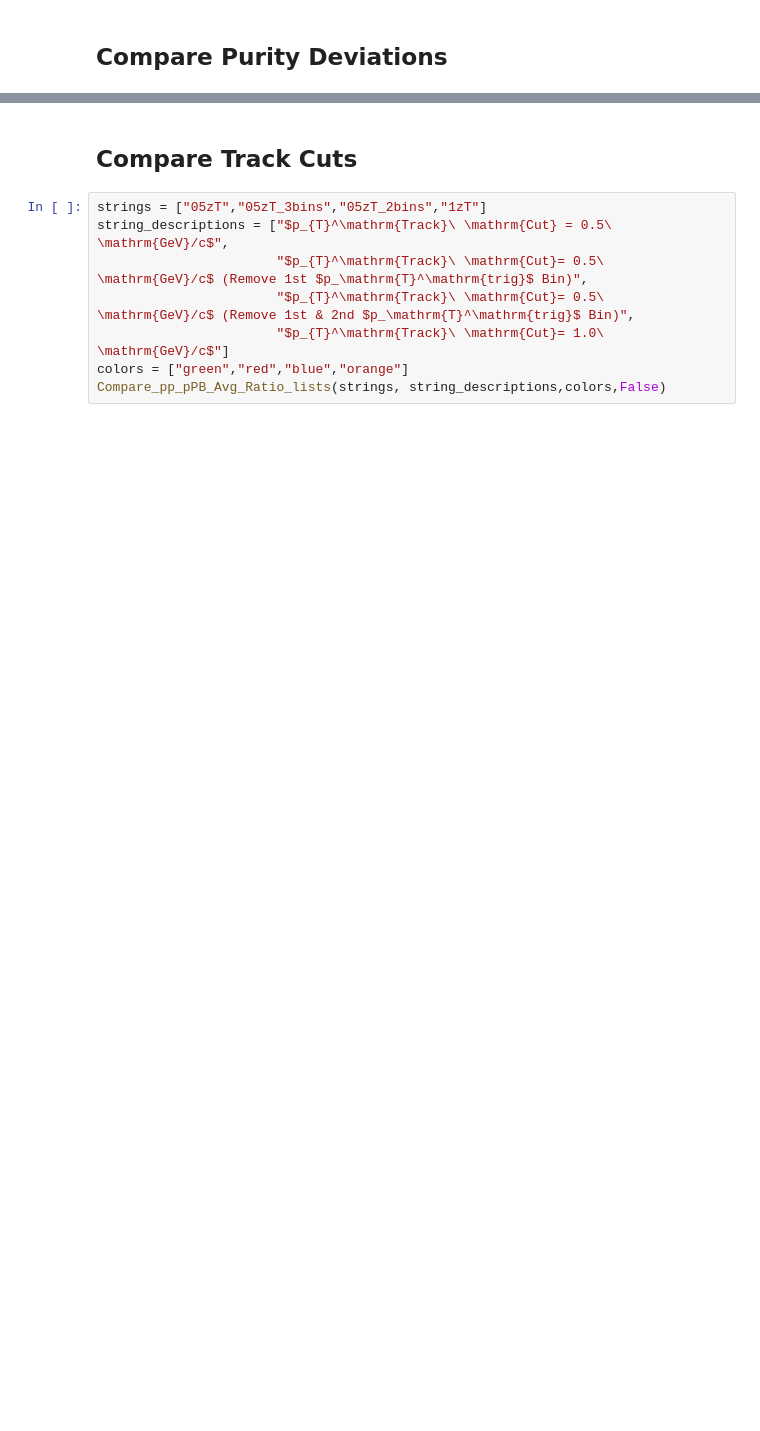
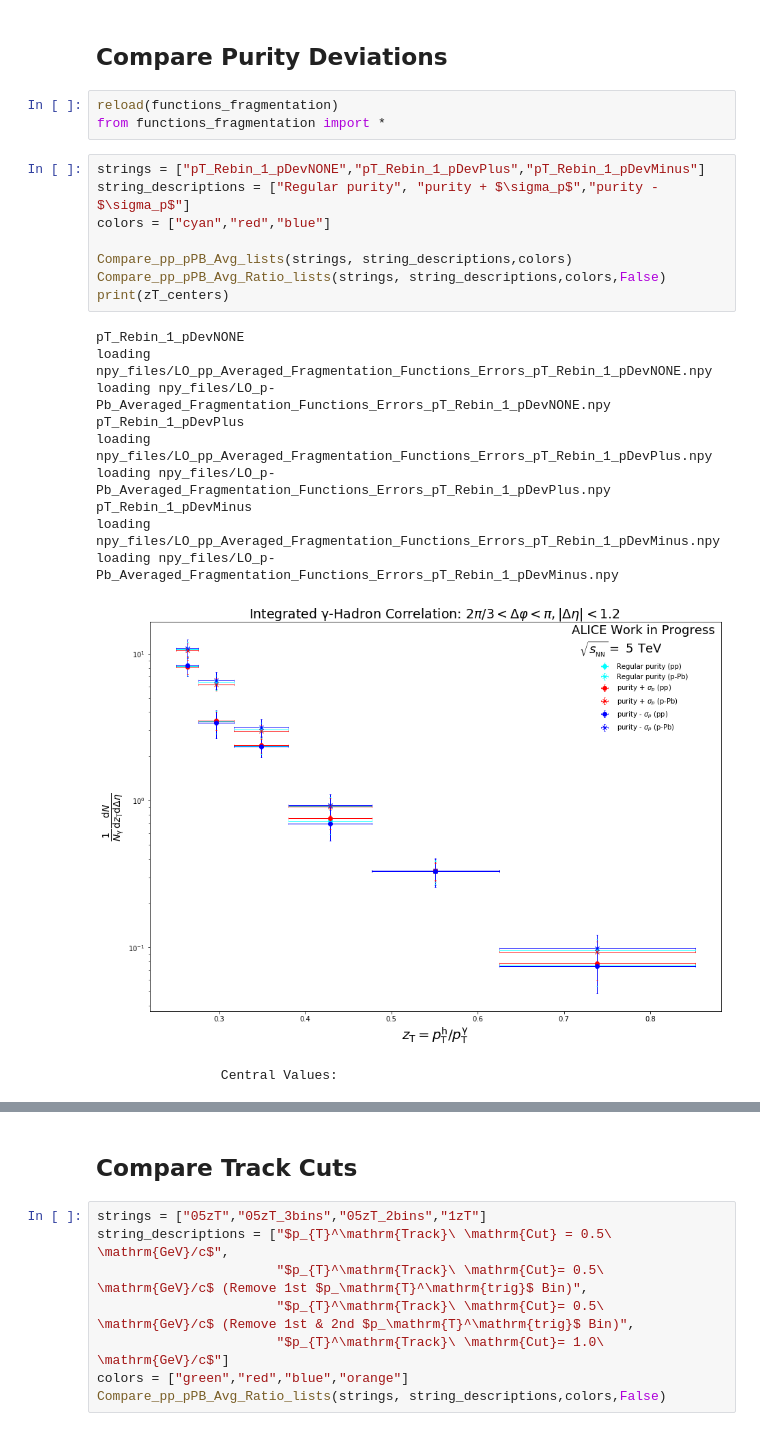
Before and after one commit to ftoralesacosta/GH_Correlations, a Jupyter notebook: Analysis_Notebooks/pythonic_correlations.ipynb, the cells around one changed output, grey strips where cells are left out. Drawn from its saved outputs; the diff is of its cells as text; blank space fills up the shorter version.

```diff
--- a/Analysis_Notebooks/pythonic_correlations.ipynb
+++ b/Analysis_Notebooks/pythonic_correlations.ipynb
@@ -204,2 +227,25 @@ Overlay_pT_FF(Frags)
 # %% [markdown]
 ## Compare Purity Deviations
+# %%
+reload(functions_fragmentation)
+from functions_fragmentation import *
+# %%
+strings = ["pT_Rebin_1_pDevNONE","pT_Rebin_1_pDevPlus","pT_Rebin_1_pDevMinus"]
+string_descriptions = ["Regular purity", "purity + $\sigma_p$","purity - $\sigma_p$"]
+colors = ["cyan","red","blue"]
+
+Compare_pp_pPB_Avg_lists(strings, string_descriptions,colors)
+Compare_pp_pPB_Avg_Ratio_lists(strings, string_descriptions,colors,False)
+print(zT_centers)
+# %% [output]
+pT_Rebin_1_pDevNONE
+loading npy_files/LO_pp_Averaged_Fragmentation_Functions_Errors_pT_Rebin_1_pDevNONE.npy
+loading npy_files/LO_p-Pb_Averaged_Fragmentation_Functions_Errors_pT_Rebin_1_pDevNONE.npy
+pT_Rebin_1_pDevPlus
+loading npy_files/LO_pp_Averaged_Fragmentation_Functions_Errors_pT_Rebin_1_pDevPlus.npy
+loading npy_files/LO_p-Pb_Averaged_Fragmentation_Functions_Errors_pT_Rebin_1_pDevPlus.npy
+pT_Rebin_1_pDevMinus
+loading npy_files/LO_pp_Averaged_Fragmentation_Functions_Errors_pT_Rebin_1_pDevMinus.npy
+loading npy_files/LO_p-Pb_Averaged_Fragmentation_Functions_Errors_pT_Rebin_1_pDevMinus.npy
+[figure, added]
+                Central Values:
```
Also changed, not shown: parts of 31 cells of this notebook, 41 other files.
